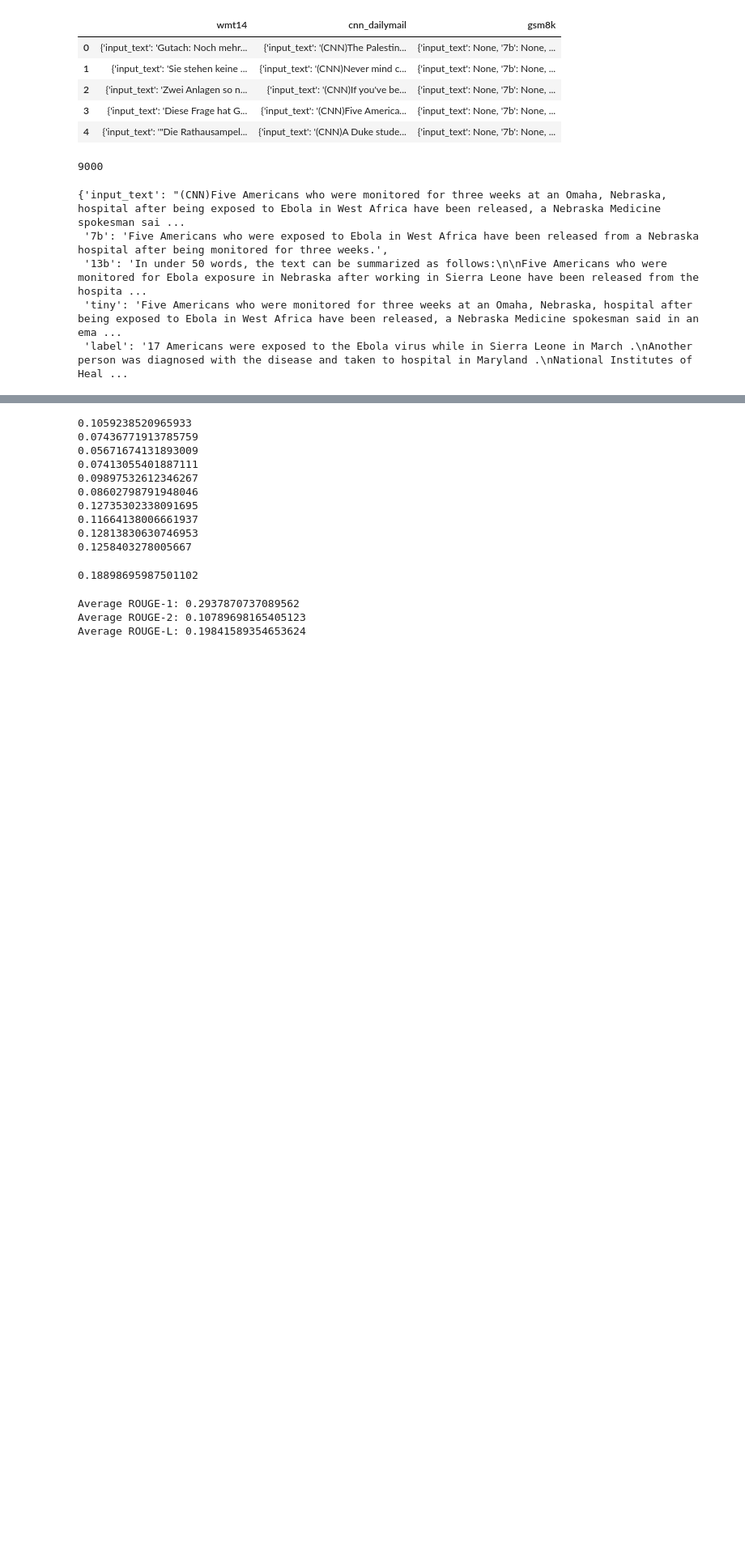
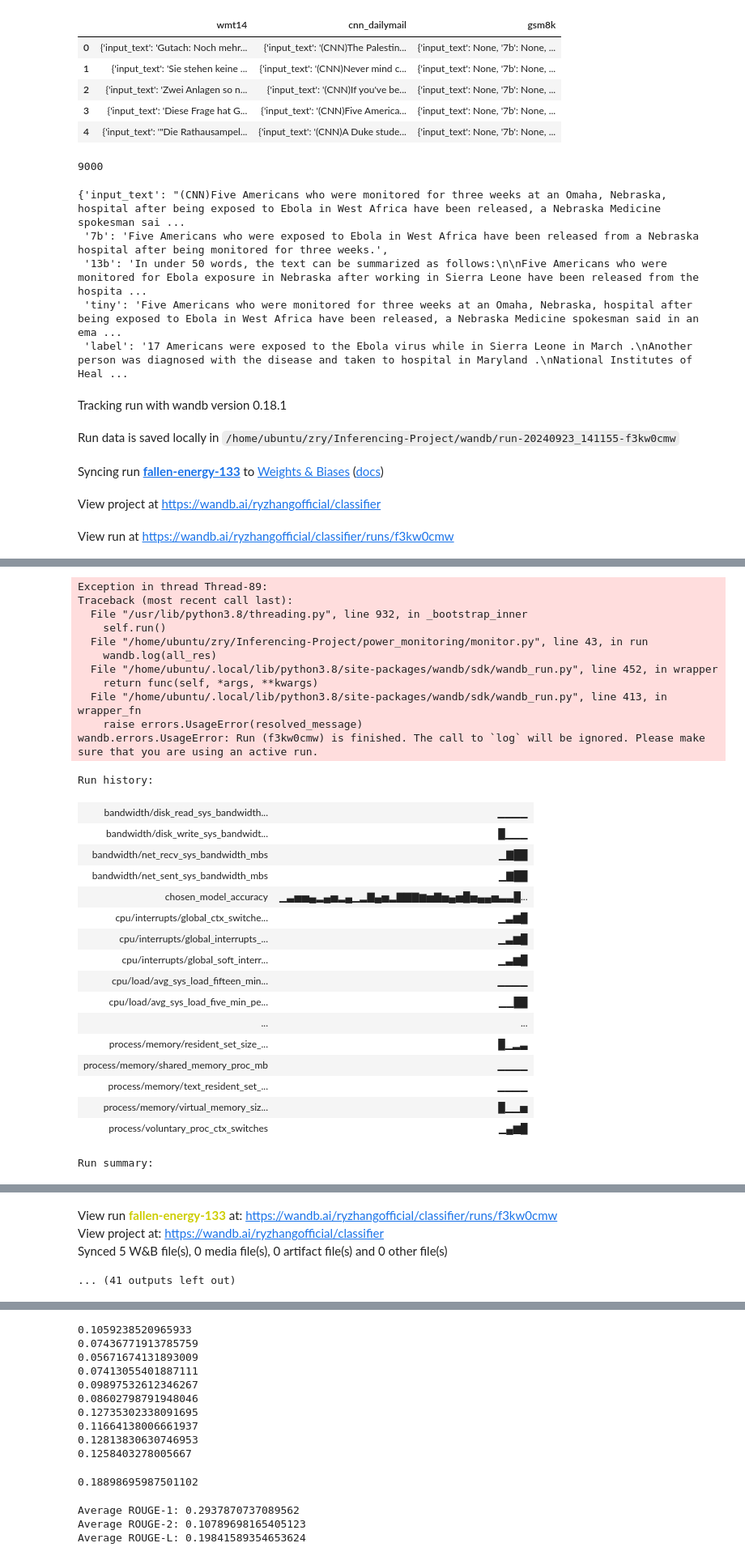
Before and after one commit to ryanzhangofficial/Inferencing-Project, a Jupyter notebook: Algorithm.ipynb, the cells around one changed output, grey strips where cells are left out. Shown at 81% size. Saved outputs shown, nothing was run; the diff lists cells and outputs as text; code cells hidden in the pictures; blank space fills up the shorter version.

```diff
--- a/Algorithm.ipynb
+++ b/Algorithm.ipynb
@@ -97,6 +97,7 @@ def algorithm(T, V, h_tilde, c):
         X_t = Bernoulli(p_t)
 
         l_loss, s_loss = None, None
+        l_predicted_acc, s_predicted_acc = None, None
 
         g_large = 2.0
         g_small = 1.0
@@ -137,6 +138,8 @@ def algorithm(T, V, h_tilde, c):
         smoothed_acc = moving_average(acc_window, window_size=1000)
 
         Q = max(0.0, Q + h_tilde - t_acc)
-        log(results, t, t_i, output, smoothed_acc, smoothed_l_loss, smoothed_s_loss)
+        log(results, t, t_i, output, smoothed_acc, smoothed_l_loss, smoothed_s_loss,
+            l_actual_acc if l_actual_acc is not None else l_predicted_acc,
+            s_actual_acc if s_actual_acc is not None else s_predicted_acc)
 
     return results
@@ -289,3 +339,39 @@ def run_and_record(T, V, h_tilde, c):
     wandb.finish()
 
     return results
+# %%
+import json
+import matplotlib.pyplot as plt
+
+V_values = [1, 10, 100, 1000]
+T = 2999
+h_tilde = 0.5
+c = 5
+
+for V in V_values:
+    results = run_and_record(T, V, h_tilde, c)
+
+    with open(f'experiments/fasttext/actual-V{V}-fasttext-wmt14-h5.json', 'w') as f:
+        json.dump(results, f, indent=4)
+
+plt.figure(figsize=(10, 6))
+
+for V in V_values:
+    with open(f'experiments/fasttext/actual-V{V}-fasttext-wmt14-h5.json', 'r') as f:
+        results = json.load(f)
+
+    accuracies = [result['chosen_model_accuracy'] for result in results]
+    plt.plot(range(1, T+1), accuracies, label=f'V={V}')
+
+plt.xlabel('Iterations')
+plt.ylabel('Accuracy')
+plt.title('Accuracy over Iterations for different V values')
+plt.legend()
+plt.grid(True)
+plt.show()
+# %% [output]
+Tracking run with wandb version 0.18.1
+Run data is saved locally in /home/ubuntu/zry/Inferencing-Project/wandb/run-20240923_141155-f3kw0cmw
+Syncing run fallen-energy-133 to Weights & Biases (docs)
+View project at https://wandb.ai/ryzhangofficial/classifier
+View run at https://wandb.ai/ryzhangofficial/classifier/runs/f3kw0cmw
@@ -291,0 +395,29 @@ def run_and_record(T, V, h_tilde, c):
+Exception in thread Thread-89:
+Traceback (most recent call last):
+  File "/usr/lib/python3.8/threading.py", line 932, in _bootstrap_inner
+    self.run()
+  File "/home/ubuntu/zry/Inferencing-Project/power_monitoring/monitor.py", line 43, in run
+    wandb.log(all_res)
+  File "/home/ubuntu/.local/lib/python3.8/site-packages/wandb/sdk/wandb_run.py", line 452, in wrapper
+    return func(self, *args, **kwargs)
+  File "/home/ubuntu/.local/lib/python3.8/site-packages/wandb/sdk/wandb_run.py", line 413, in wrapper_fn
+    raise errors.UsageError(resolved_message)
+wandb.errors.UsageError: Run (f3kw0cmw) is finished. The call to `log` will be ignored. Please make sure that you are using an active run.
+Run history:
+| bandwidth/disk_read_sys_bandwidth... | ▁▁▁▁ |
+| bandwidth/disk_write_sys_bandwidt... | █▁▁▁ |
+| bandwidth/net_recv_sys_bandwidth_mbs | ▁▇██ |
+| bandwidth/net_sent_sys_bandwidth_mbs | ▁▇██ |
+| chosen_model_accuracy | ▁▃▅▅▄▂▄▅▂▄▁▂▇▄▅▂▇▇▇▆▅▇▅▄▅█▅▄▄▅▃▃█... |
+| cpu/interrupts/global_ctx_switche... | ▁▃▆█ |
+| cpu/interrupts/global_interrupts_... | ▁▃▆█ |
+| cpu/interrupts/global_soft_interr... | ▁▃▆█ |
+| cpu/load/avg_sys_load_fifteen_min... | ▁▁▁▁ |
+| cpu/load/avg_sys_load_five_min_pe... | ▁▁██ |
+| ... | ... |
+| process/memory/resident_set_size_... | █▁▂▃ |
+| process/memory/shared_memory_proc_mb | ▁▁▁▁ |
+| process/memory/text_resident_set_... | ▁▁▁▁ |
+| process/memory/virtual_memory_siz... | █▁▁▅ |
+| process/voluntary_proc_ctx_switches | ▁▄▆█ |
+Run summary:
@@ -292 +440,5 @@ def run_and_record(T, V, h_tilde, c):
+View run fallen-energy-133 at: https://wandb.ai/ryzhangofficial/classifier/runs/f3kw0cmw
+View project at: https://wandb.ai/ryzhangofficial/classifier
+Synced 5 W&B file(s), 0 media file(s), 0 artifact file(s) and 0 other file(s)
+... (41 outputs left out)
 # %%
```
Also changed, not shown: parts of 10 cells of this notebook.
